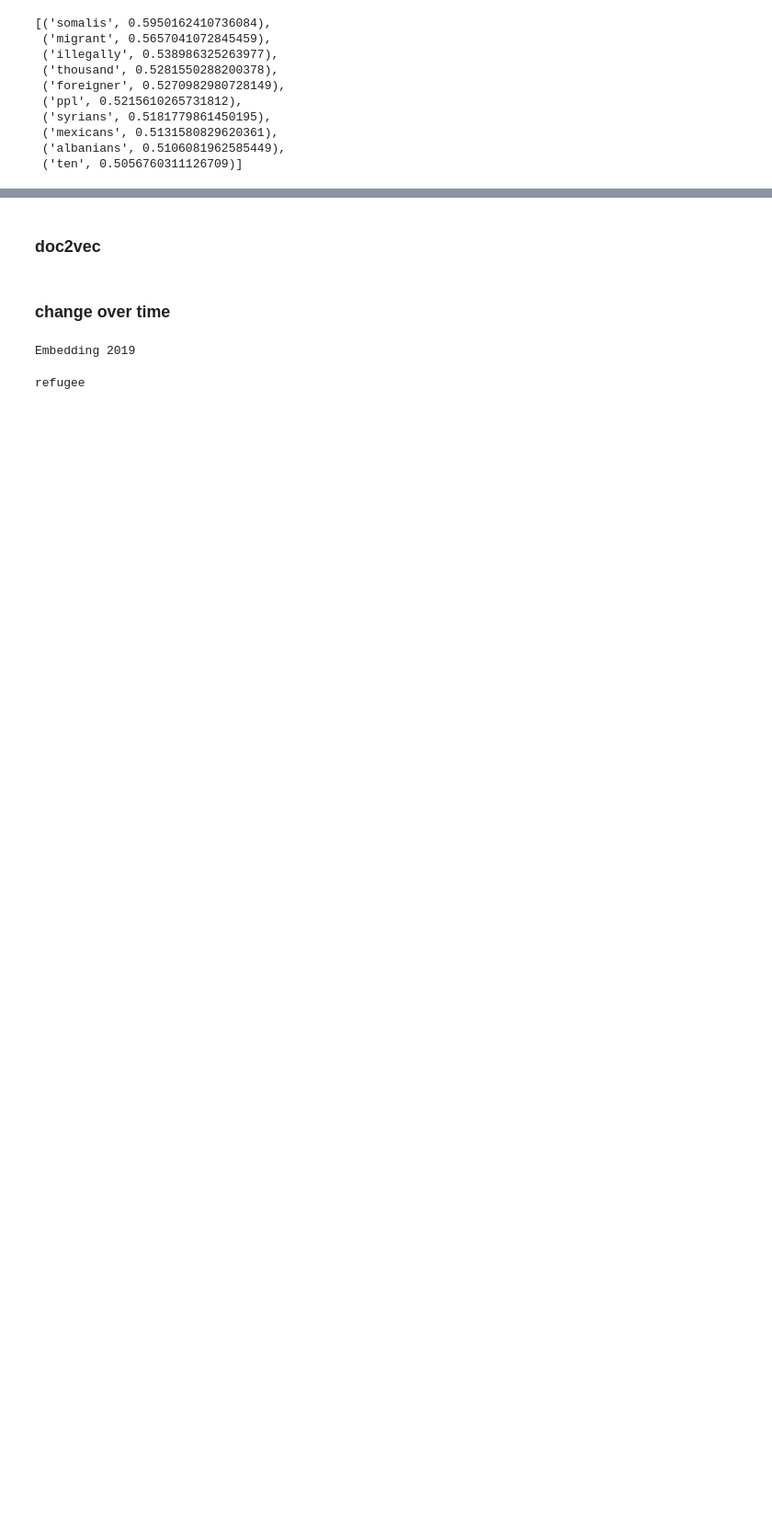
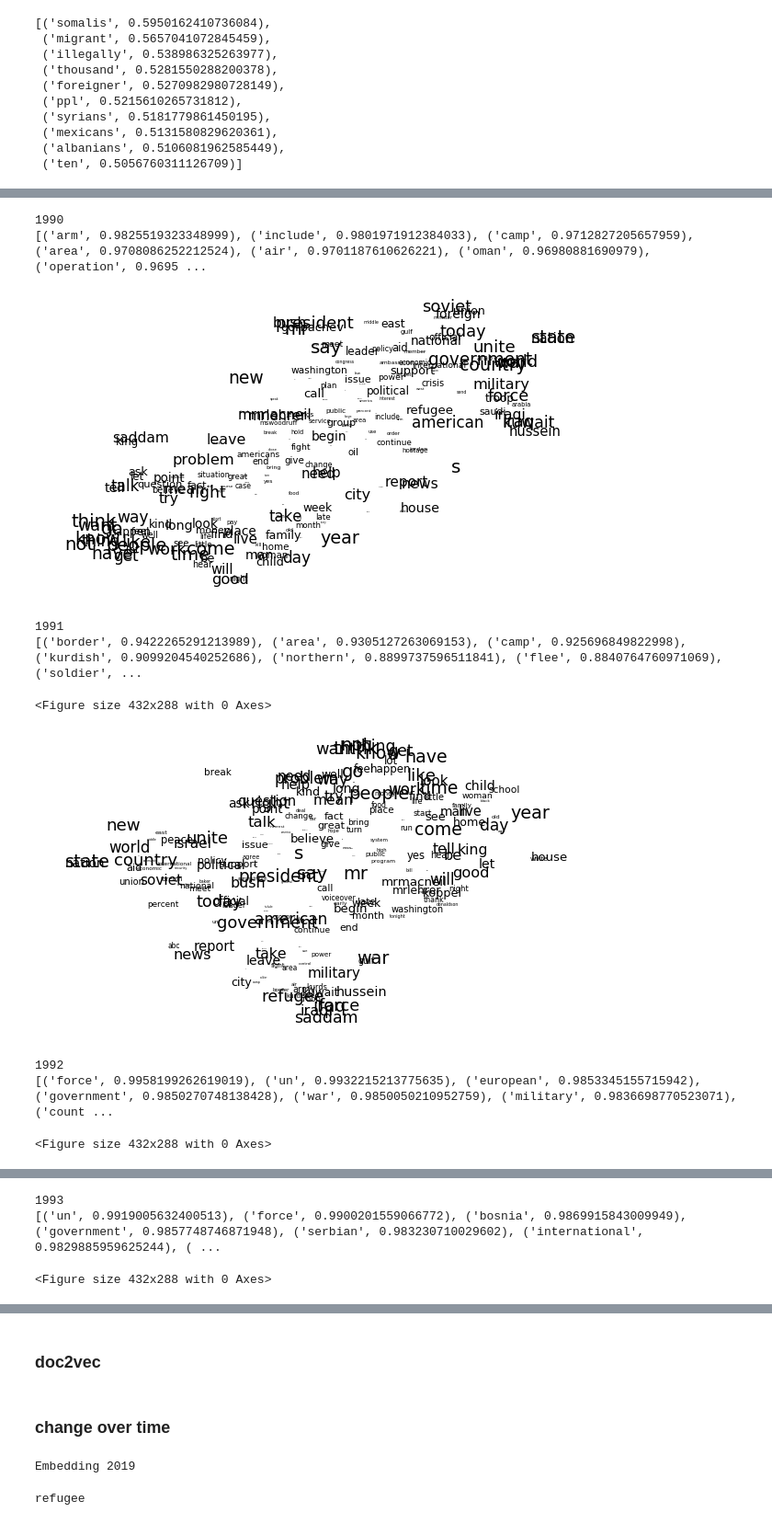
Before and after one commit to rachel-ker/refugeediscourse, a Jupyter notebook: analysis_template.ipynb, the cells around one changed output, grey strips where cells are left out. Shown at 92% size. Saved outputs shown, nothing was run; the diff lists cells and outputs as text; code cells hidden in the pictures; blank space fills up the shorter version.

Commit message:
added yearly w2v

```diff
--- a/analysis_template.ipynb
+++ b/analysis_template.ipynb
@@ -1070,0 +1084,23 @@ plot_embeddings(data_w2v, 200)
+# %%
+years=sorted(data['year'].unique())
+# %%
+# Year on year
+yearly_w2v = {}
+for yr in years:
+    yearly = data[data['year']==yr]
+    data_w2v = gensim.models.word2vec.Word2Vec(yearly['normalized_sents'].sum())
+    yearly_w2v[yr] = data_w2v
+    print(yr)
+    print(data_w2v.most_similar(positive=['refugee']))
+    plot_embeddings(data_w2v, 200, save=True, title='{}'.format(yr))
+# %% [output]
+1990
+[('arm', 0.9825519323348999), ('include', 0.9801971912384033), ('camp', 0.9712827205657959), ('area', 0.9708086252212524), ('air', 0.9701187610626221), ('oman', 0.96980881690979), ('operation', 0.9695 ...
+[figure, added]
+1991
+[('border', 0.9422265291213989), ('area', 0.9305127263069153), ('camp', 0.925696849822998), ('kurdish', 0.9099204540252686), ('northern', 0.8899737596511841), ('flee', 0.8840764760971069), ('soldier', ...
+<Figure size 432x288 with 0 Axes>
+[figure, added]
+1992
+[('force', 0.9958199262619019), ('un', 0.9932215213775635), ('european', 0.9853345155715942), ('government', 0.9850270748138428), ('war', 0.9850050210952759), ('military', 0.9836698770523071), ('count ...
+<Figure size 432x288 with 0 Axes>
@@ -1070,0 +1108,3 @@ plot_embeddings(data_w2v, 200)
+1993
+[('un', 0.9919005632400513), ('force', 0.9900201559066772), ('bosnia', 0.9869915843009949), ('government', 0.9857748746871948), ('serbian', 0.983230710029602), ('international', 0.9829885959625244), ( ...
+<Figure size 432x288 with 0 Axes>
```
Also changed, not shown: parts of 10 cells of this notebook.
